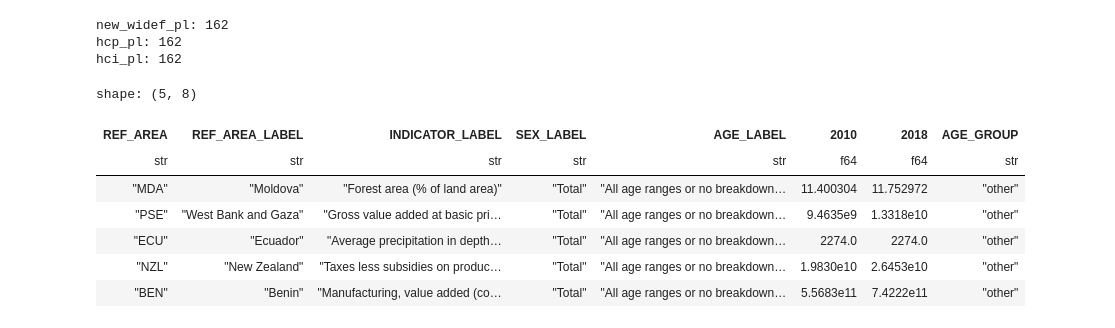
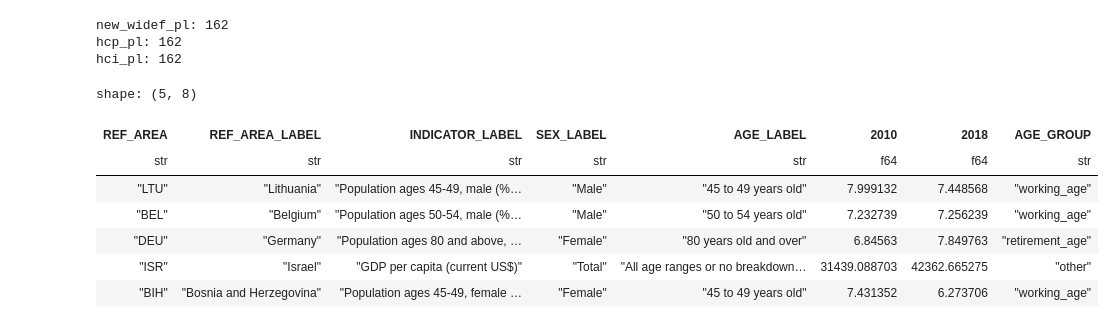
Before and after one commit to rachelv2/first_project, a Jupyter notebook: notebooks/data_cleaning_beatriz.ipynb, the cells around one changed output. Cells and saved outputs as stored; diff of their text form; code cells hidden in the pictures.

Commit message:
Fixed my mistake. All "cleaned countries" tables should be good to use.

```diff
--- a/notebooks/data_cleaning_beatriz.ipynb
+++ b/notebooks/data_cleaning_beatriz.ipynb
@@ -483,16 +483,17 @@ new_widef_pl: 162
 hcp_pl: 162
 hci_pl: 162
 # %%
+#Fixes after cleaning - removing "Female" from HCP and dropping "INDICATOR" from widef_pl_cleaned_countries:
 hcp_pl_cleaned_countries = hcp_pl_cleaned_countries.filter(pl.col("SEX_LABEL") == "Total")
 
-widef_pl = widef_pl.drop("INDICATOR")
-widef_pl.head()
+new_widef_pl_cleaned_countries = new_widef_pl_cleaned_countries.drop("INDICATOR")
+new_widef_pl_cleaned_countries.head()
 # %% [output]
 shape: (5, 8)
 | REF_AREA | REF_AREA_LABEL | INDICATOR_LABEL | SEX_LABEL | AGE_LABEL | 2010 | 2018 | AGE_GROUP |
 | str | str | str | str | str | f64 | f64 | str |
-| "MDA" | "Moldova" | "Forest area (% of land area)" | "Total" | "All age ranges or no breakdown… | 11.400304 | 11.752972 | "other" |
-| "PSE" | "West Bank and Gaza" | "Gross value added at basic pri… | "Total" | "All age ranges or no breakdown… | 9.4635e9 | 1.3318e10 | "other" |
-| "ECU" | "Ecuador" | "Average precipitation in depth… | "Total" | "All age ranges or no breakdown… | 2274.0 | 2274.0 | "other" |
-| "NZL" | "New Zealand" | "Taxes less subsidies on produc… | "Total" | "All age ranges or no breakdown… | 1.9830e10 | 2.6453e10 | "other" |
-| "BEN" | "Benin" | "Manufacturing, value added (co… | "Total" | "All age ranges or no breakdown… | 5.5683e11 | 7.4222e11 | "other" |
+| "LTU" | "Lithuania" | "Population ages 45-49, male (%… | "Male" | "45 to 49 years old" | 7.999132 | 7.448568 | "working_age" |
+| "BEL" | "Belgium" | "Population ages 50-54, male (%… | "Male" | "50 to 54 years old" | 7.232739 | 7.256239 | "working_age" |
+| "DEU" | "Germany" | "Population ages 80 and above, … | "Female" | "80 years old and over" | 6.84563 | 7.849763 | "retirement_age" |
+| "ISR" | "Israel" | "GDP per capita (current US$)" | "Total" | "All age ranges or no breakdown… | 31439.088703 | 42362.665275 | "other" |
+| "BIH" | "Bosnia and Herzegovina" | "Population ages 45-49, female … | "Female" | "45 to 49 years old" | 7.431352 | 6.273706 | "working_age" |
```
Also changed, not shown: parts of 3 cells of this notebook.
